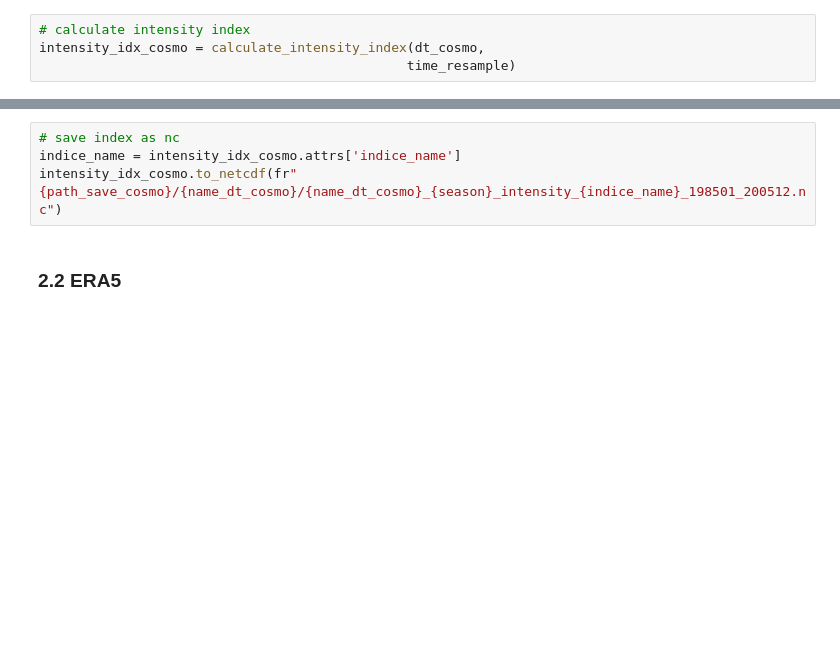
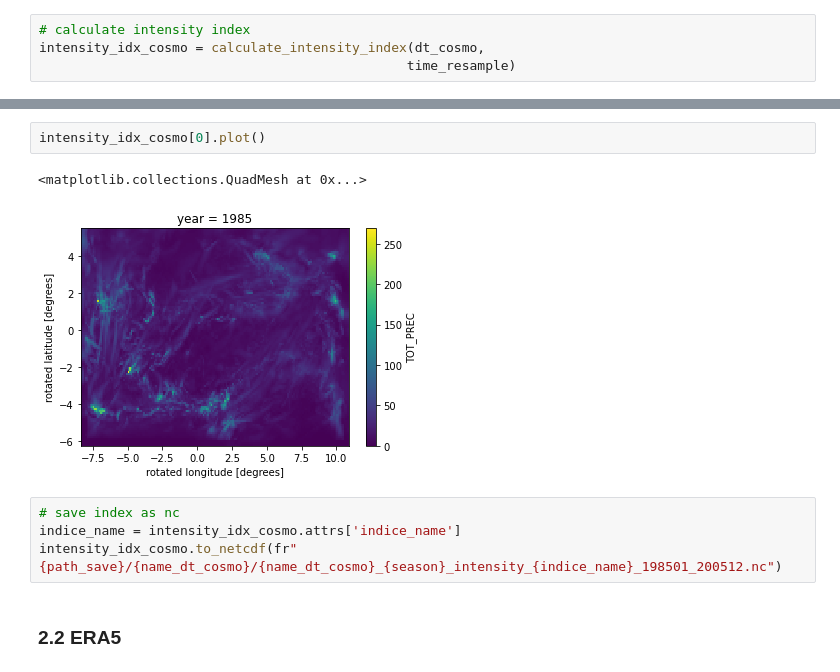
Before and after one commit to donmezkutay/msc-thesis-codes, a Jupyter notebook: calculate_extreme_indices.ipynb, the cells around one changed output, grey strips where cells are left out. Cells and saved outputs as stored; diff of their text form; blank space fills up the shorter version.

Commit message:
#intensity indices computed for era5 and cosmo

```diff
--- a/calculate_extreme_indices.ipynb
+++ b/calculate_extreme_indices.ipynb
@@ -108,7 +123,12 @@ intensity_idx_cosmo = calculate_intensity_index(dt_cosmo,
+# %%
+intensity_idx_cosmo[0].plot()
+# %% [output]
+<matplotlib.collections.QuadMesh at 0x...>
+[figure, added]
 # %%
 # save index as nc
 indice_name = intensity_idx_cosmo.attrs['indice_name']
-intensity_idx_cosmo.to_netcdf(fr"{path_save_cosmo}/{name_dt_cosmo}/{name_dt_cosmo}_{season}_intensity_{indice_name}_198501_200512.nc")
+intensity_idx_cosmo.to_netcdf(fr"{path_save}/{name_dt_cosmo}/{name_dt_cosmo}_{season}_intensity_{indice_name}_198501_200512.nc")
 # %% [markdown]
 ### 2.2 ERA5
 # %%
```
Also changed, not shown: parts of 5 cells of this notebook.
